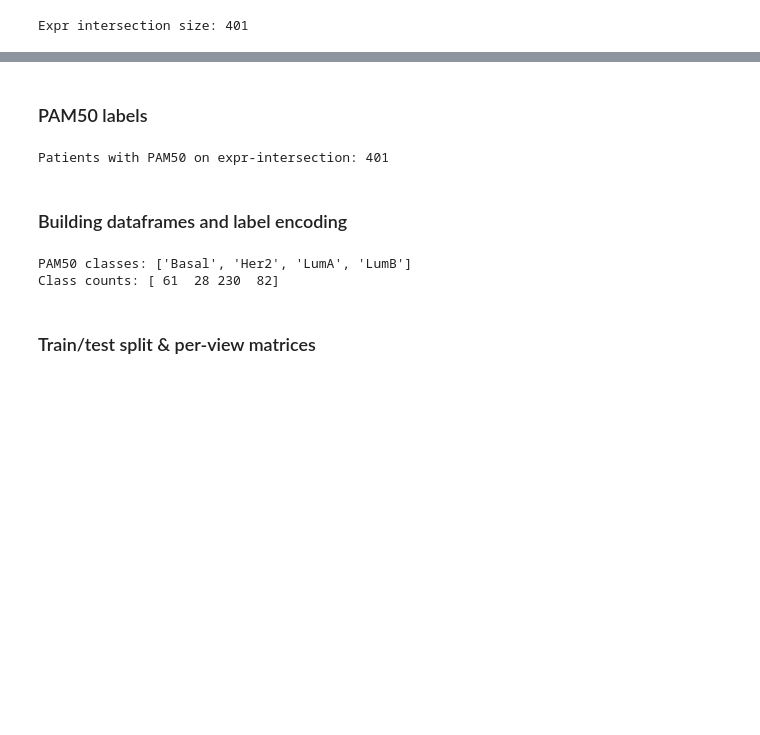
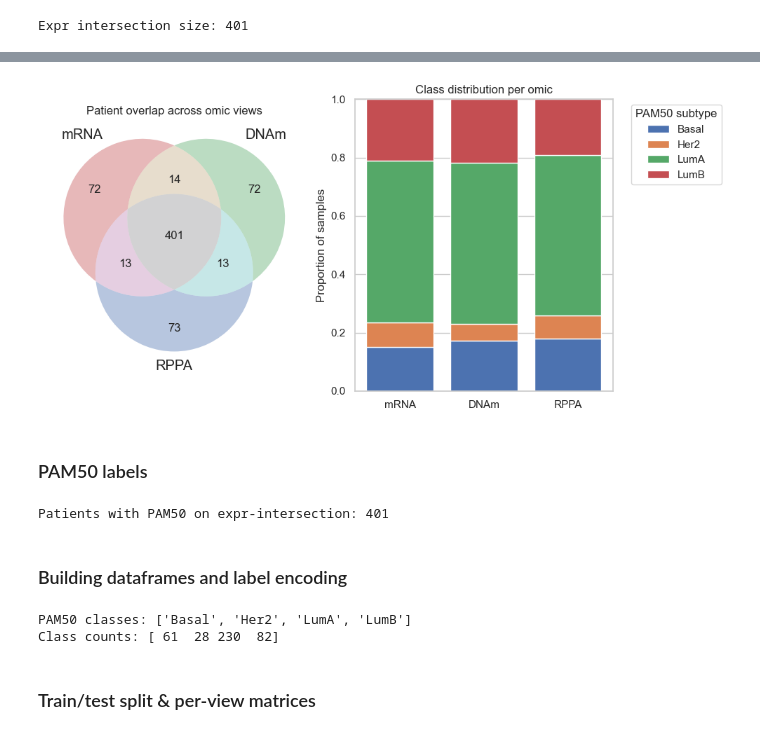
Before and after one commit to MarkoStc/ml_project2, a Jupyter notebook: code/log_reg_baseline.ipynb, the cells around one changed output, grey strips where cells are left out. Drawn from its saved outputs; the diff is of its cells as text; code cells hidden in the pictures; blank space fills up the shorter version.

```diff
--- a/code/log_reg_baseline.ipynb
+++ b/code/log_reg_baseline.ipynb
@@ -78,3 +133,81 @@ Expr intersection size: 401
+# %%
+import numpy as np
+import matplotlib.pyplot as plt
+from matplotlib_venn import venn3
+
+# --------------------- Venn data ---------------------
+set_rna  = set(data["mRNA"]["expr"].index)
+set_dna  = set(data["DNAm"]["expr"].index)
+set_rppa = set(data["RPPA"]["expr"].index)
+
+# Compute counts for each of the 7 Venn regions
+only_rna   = len(set_rna  - set_dna  - set_rppa)
+only_dna   = len(set_dna  - set_rna  - set_rppa)
+only_rppa  = len(set_rppa - set_rna  - set_dna)
+rna_dna    = len((set_rna & set_dna)  - set_rppa)
+rna_rppa   = len((set_rna & set_rppa) - set_dna)
+dna_rppa   = len((set_dna & set_rppa) - set_rna)
+all_three  = len(set_rna & set_dna & set_rppa)
+
+region_counts = (
+    only_rna,      # 100
+    only_dna,      # 010
+    rna_dna,       # 110
+    only_rppa,     # 001
+    rna_rppa,      # 101
+    dna_rppa,      # 011
+    all_three      # 111
+)
+
+# ---------------- stacked bar data -------------------
+omics   = ["mRNA", "DNAm", "RPPA"]
+classes = ["Basal", "Her2", "LumA", "LumB"]
+
+counts = np.array([
+    [75,  42, 278, 105],  # mRNA
+    [86,  29, 276, 109],  # DNAm
+    [90,  39, 275,  96],  # RPPA
+])
+
+proportions = counts / counts.sum(axis=1, keepdims=True)
+
+# ---------------- combined figure --------------------
+fig, (ax1, ax2) = plt.subplots(1, 2, figsize=(10, 5))
+
+# (a) Venn diagram – same look as venn3_unweighted
+# use equal subset sizes for shapes, then overwrite labels with true counts
+v = venn3(
+    subsets=(1, 1, 1, 1, 1, 1, 1),   # equal areas -> "unweighted"
+    set_labels=("mRNA", "DNAm", "RPPA"),
+    ax=ax1
+)
+
+for subset_id, count in zip(
+    ('100', '010', '110', '001', '101', '011', '111'),
+    region_counts
+):
+    label = v.get_label_by_id(subset_id)
+    if label is not None:
+        label.set_text(str(count))
+
+ax1.set_title("Patient overlap across omic views")
+
+# (b) Stacked bar – exactly your original code, just using ax2
+bottom = np.zeros(len(omics))
+for i, cls in enumerate(classes):
+    ax2.bar(omics, proportions[:, i], bottom=bottom, label=cls)
+    bottom += proportions[:, i]
+
+ax2.set_ylabel("Proportion of samples")
+ax2.set_ylim(0, 1)
+ax2.set_title("Class distribution per omic")
+ax2.legend(title="PAM50 subtype", bbox_to_anchor=(1.05, 1), loc="upper left")
+
+plt.tight_layout()
+plt.savefig("venn_omics_and_class_dist_side_by_side.pdf", bbox_inches="tight")
+plt.show()
+# %% [output]
+[figure, added]
 # %% [markdown]
 ### PAM50 labels
 # %%
```
Also changed, not shown: parts of 14 cells of this notebook, 1 other file.
